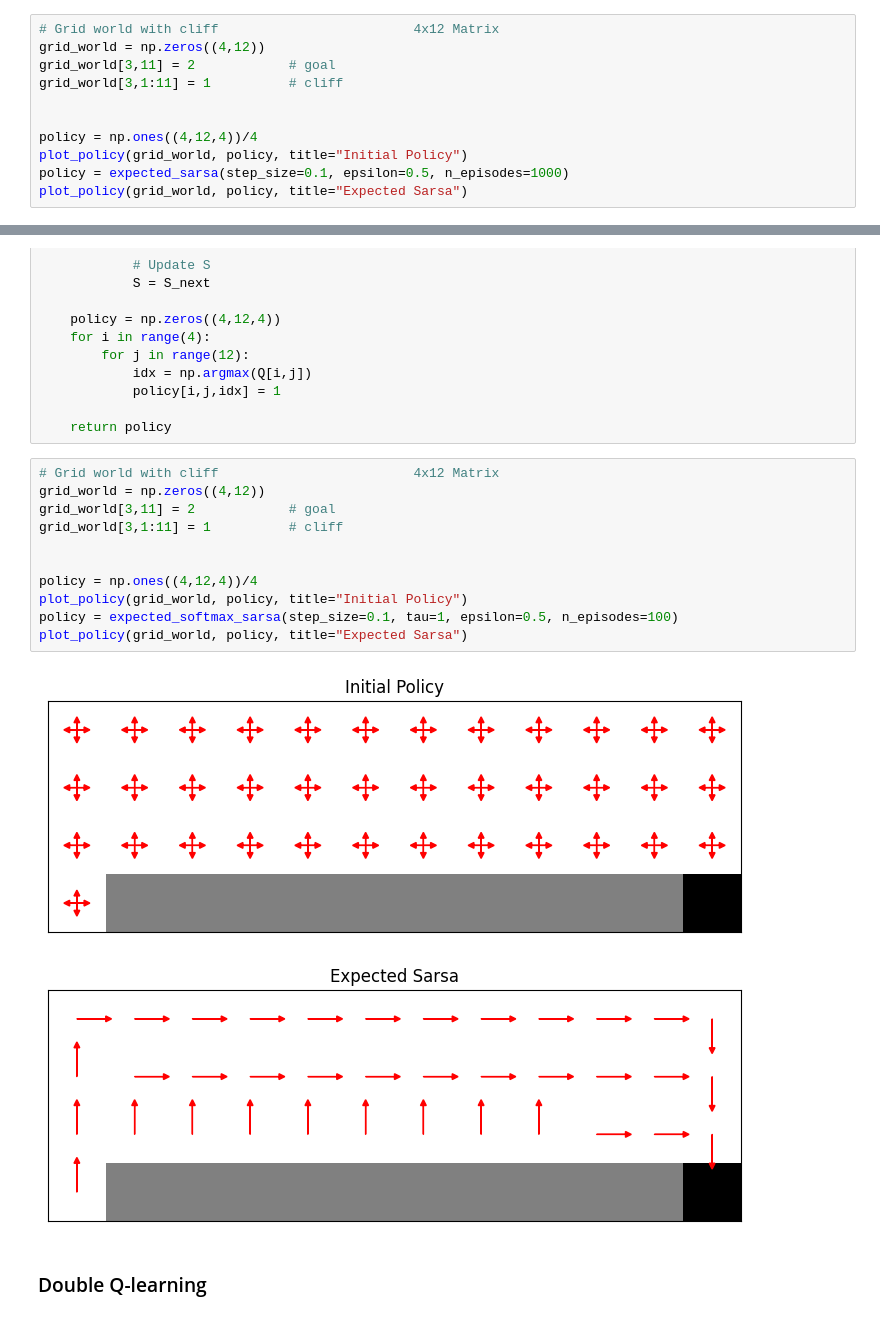
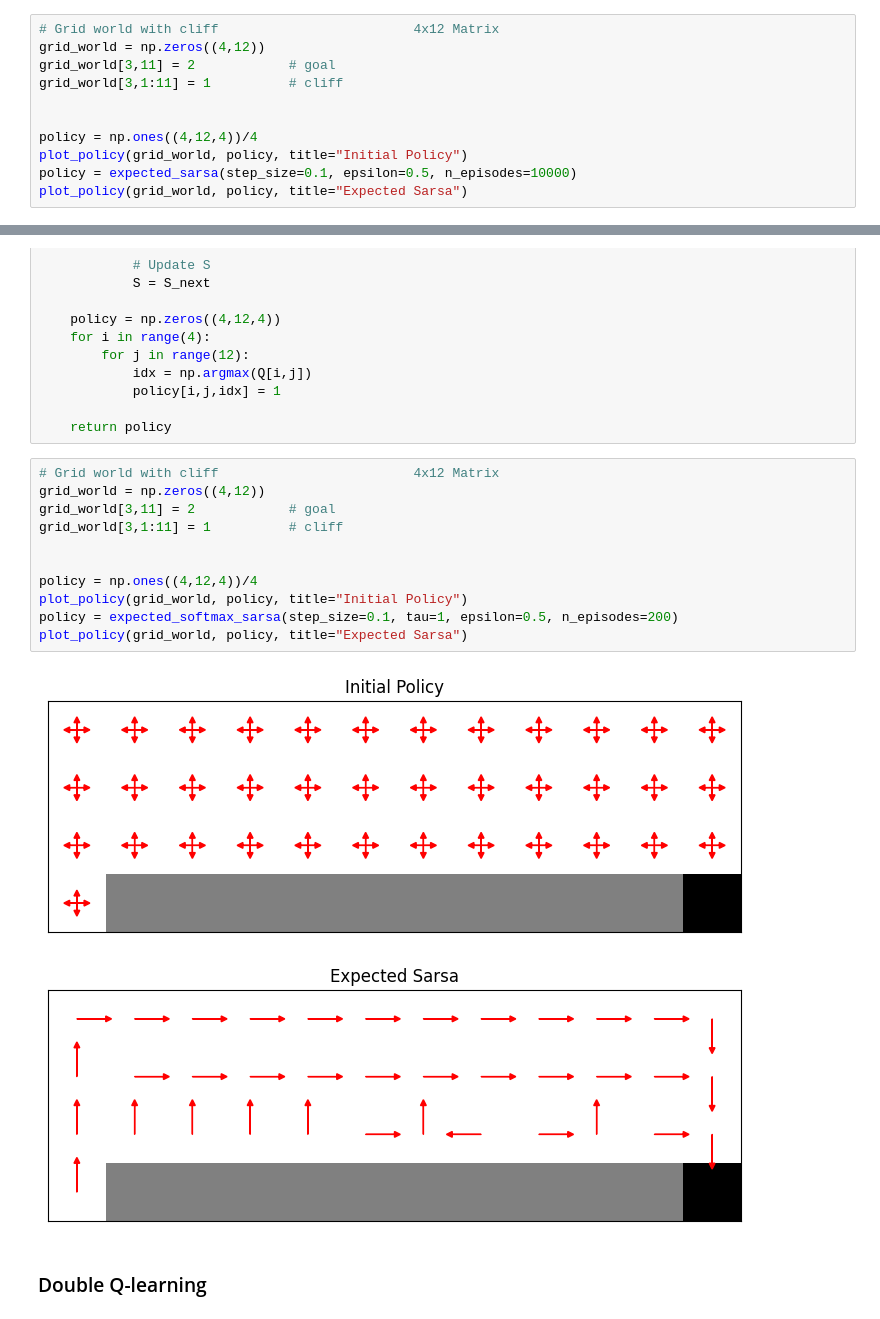
Before and after one commit to NicolaMaestri00/Reinforcement-Learning, a Jupyter notebook: Assignment_4.ipynb, the cells around one changed output, grey strips where cells are left out. Saved outputs shown, nothing was run; the diff lists cells and outputs as text.

```diff
--- a/Assignment_4.ipynb
+++ b/Assignment_4.ipynb
@@ -100,7 +100,7 @@ grid_world[3,1:11] = 1          # cliff
 
 policy = np.ones((4,12,4))/4
 plot_policy(grid_world, policy, title="Initial Policy")
-policy = expected_sarsa(step_size=0.1, epsilon=0.5, n_episodes=1000)
+policy = expected_sarsa(step_size=0.1, epsilon=0.5, n_episodes=10000)
 plot_policy(grid_world, policy, title="Expected Sarsa")
 # %% [output]
 [figure]
@@ -159,17 +159,17 @@ def expected_softmax_sarsa(step_size=0.01, gamma=1.0, tau=1.0, epsilon=0.5, n_ep
 # %%
 # Grid world with cliff                         4x12 Matrix
 grid_world = np.zeros((4,12))
 grid_world[3,11] = 2            # goal
 grid_world[3,1:11] = 1          # cliff
 
 
 policy = np.ones((4,12,4))/4
 plot_policy(grid_world, policy, title="Initial Policy")
-policy = expected_softmax_sarsa(step_size=0.1, tau=1, epsilon=0.5, n_episodes=100)
+policy = expected_softmax_sarsa(step_size=0.1, tau=1, epsilon=0.5, n_episodes=200)
 plot_policy(grid_world, policy, title="Expected Sarsa")
 # %% [output]
 [figure]
-[figure, old version]
+[figure, new version]
 # %% [markdown]
 ### Double Q-learning
 # %% [markdown]
```
Also changed, not shown: parts of 2 cells of this notebook.
